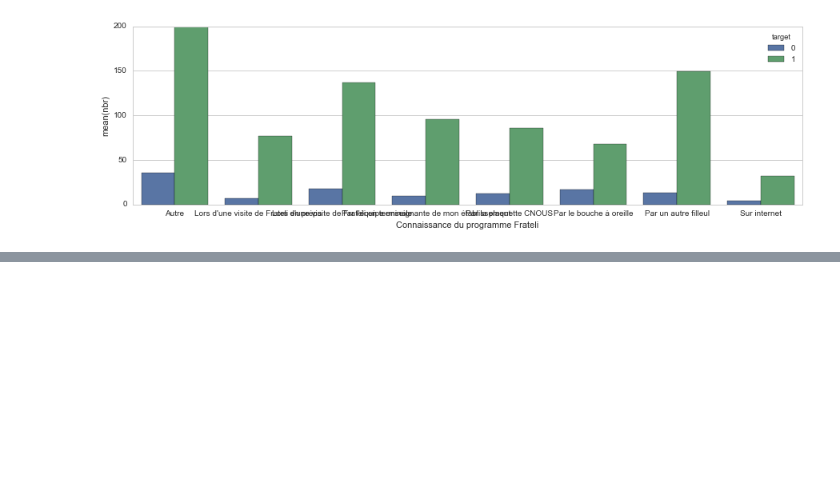
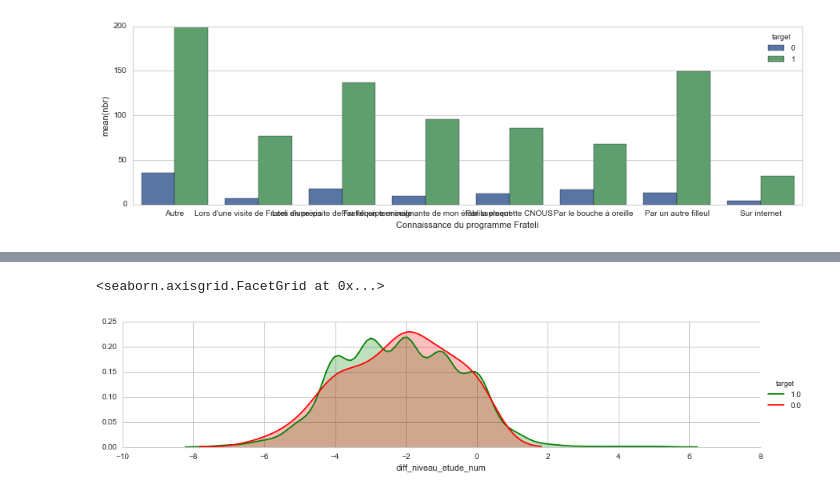
Before and after one commit to dataforgoodfr/batch-1_frateli, a Jupyter notebook: notebook/Explore_merging.ipynb, the cells around one changed output, grey strips where cells are left out. Cells and saved outputs as stored; diff of their text form; code cells hidden in the pictures; blank space fills up the shorter version.

```diff
--- a/notebook/Explore_merging.ipynb
+++ b/notebook/Explore_merging.ipynb
@@ -434,0 +486,11 @@ col_target_q("Connaissance du programme Frateli", data)
+# %%
+map_niveau = {"Bac +3" : 3,
+                "Bac +2" : 2,
+                "Bac +4" : 4,
+                "Bac +1" : 1,
+                "Bac +5" : 5,
+                "Bac +6" : 6,
+                "1er emploi" : 0,
+                "Bac +7" : 7,
+                u"Bac +8 et au-del\xe0" : 8,
+                "Terminale" : 0}
@@ -434,0 +506,6 @@ col_target_q("Connaissance du programme Frateli", data)
+# %%
+# Filleul
+data["Niveau_num"] = data["Niveau"].apply(lambda x: map_niveau.get(x))
+# %%
+# Parrain
+data[u"Niveau_diplome_num"] = data[u"Niveau diplôme"].apply(lambda x: map_niveau.get(x))
@@ -434,0 +525,10 @@ col_target_q("Connaissance du programme Frateli", data)
+# %%
+data["diff_niveau_etude_num"] = data["Niveau_num"] - data[u"Niveau_diplome_num"]
+# %%
+pal = ["g", "r"]
+facet = sns.FacetGrid(data, hue="target",aspect=4, palette=pal)
+facet.map(sns.kdeplot,'diff_niveau_etude_num',shade= True)
+facet.add_legend()
+# %% [output]
+<seaborn.axisgrid.FacetGrid at 0x...>
+[figure, added]
```
Also changed, not shown: parts of 11 cells of this notebook.
